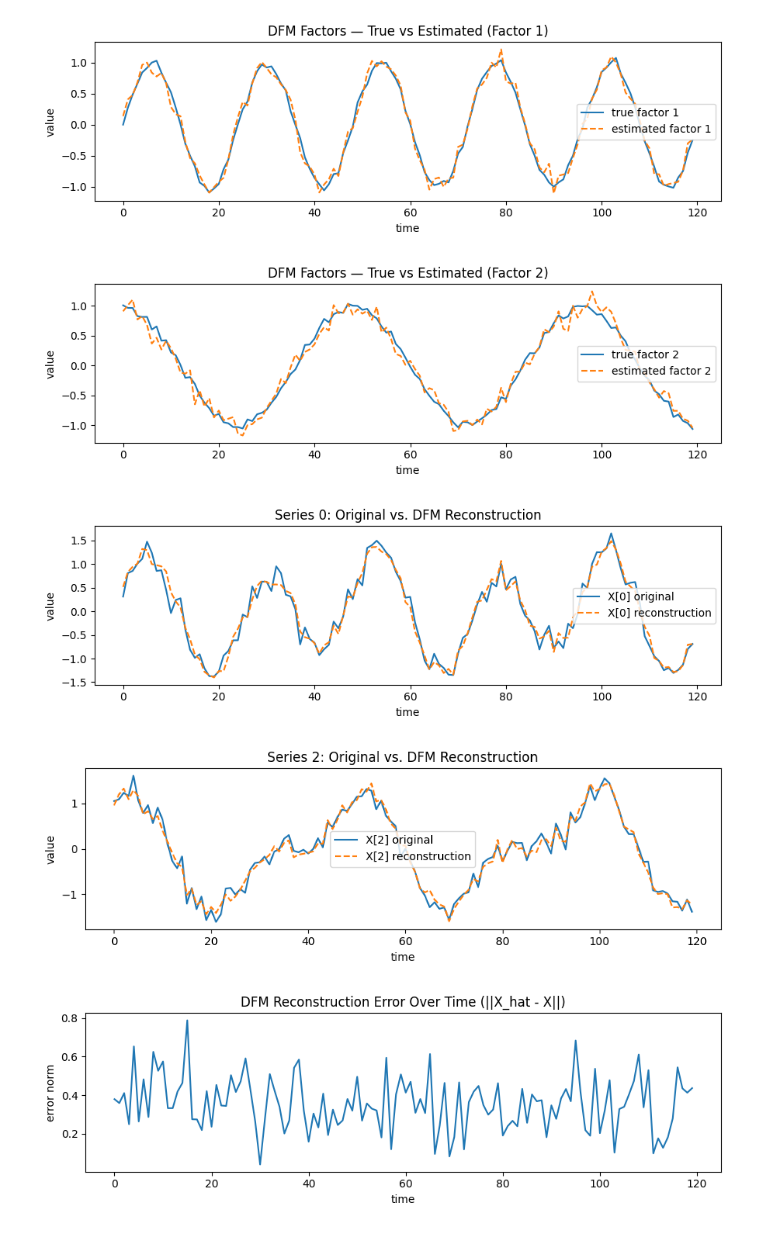
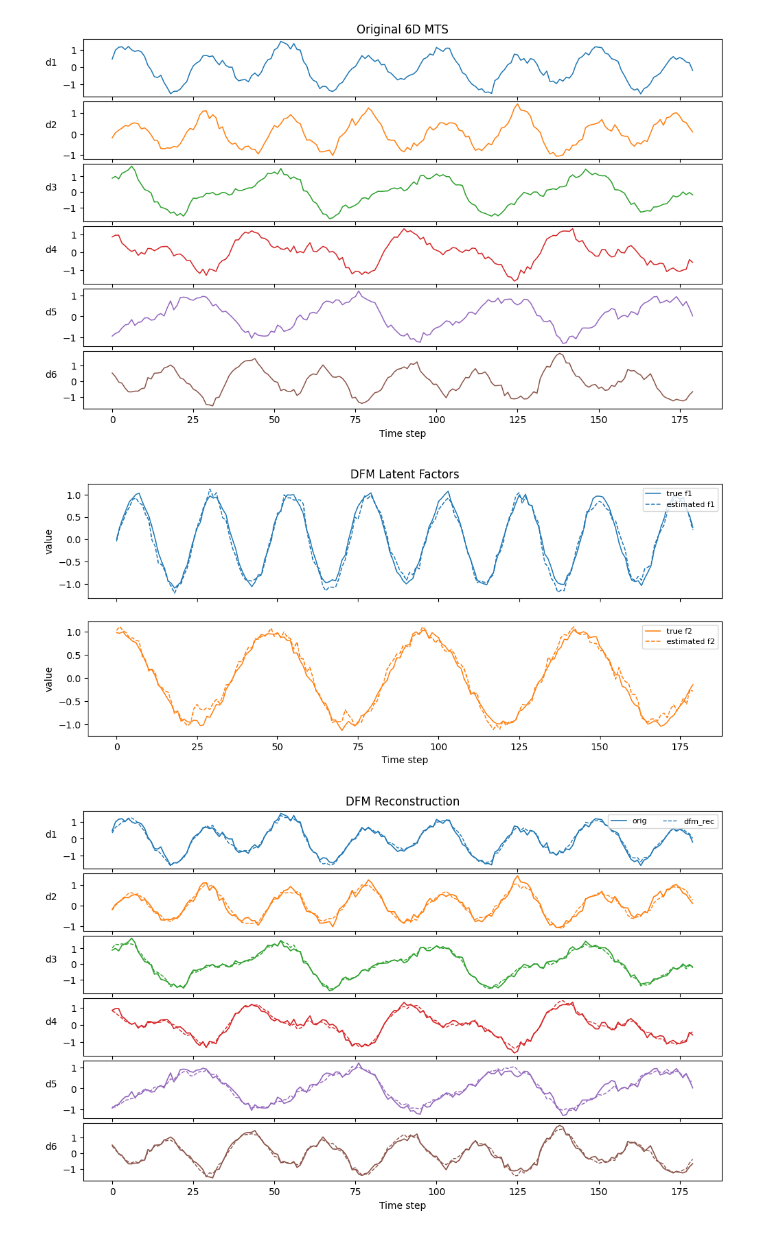
Before and after one commit to NetManAIOps/sktime, a Jupyter notebook: lectures/lec2/DFM.ipynb, the cells around one changed output. Drawn from its saved outputs; the diff is of its cells as text; code cells hidden in the pictures.

```diff
--- a/lectures/lec2/DFM.ipynb
+++ b/lectures/lec2/DFM.ipynb
@@ -76,50 +96,52 @@ F_hat_aligned = R @ F_hat
 # %%
 # ------------------------------
-# 3) Visualizations (one figure per chart)
+# 3) Visualizations
 # ------------------------------
 
-# (a) Separate plot per factor: true vs estimated-aligned
+# (a) Original 6D MTS (compact 6x1)
+dim_colors = plt.cm.tab10(np.arange(m))
+fig, axes = plt.subplots(m, 1, figsize=(12, 7), sharex=True)
+for i in range(m):
+    axes[i].plot(t, X[i, :], color=dim_colors[i], linewidth=1.1)
+    axes[i].set_ylabel(f"d{i+1}", rotation=0, labelpad=12)
+axes[0].set_title("Original 6D MTS")
+axes[-1].set_xlabel("Time step")
+fig.subplots_adjust(hspace=0.08)
+plt.show()
+
+# (b) Latent factors (2D): true vs estimated-aligned
+fig, axes = plt.subplots(r, 1, figsize=(12, 4.8), sharex=True)
+factor_colors = ["tab:blue", "tab:orange"]
 for i in range(r):
-    plt.figure(figsize=(9, 3))
-    plt.plot(F_true[i, :], label=f"true factor {i+1}")
-    plt.plot(F_hat_aligned[i, :], linestyle="--", label=f"estimated factor {i+1}")
-    plt.title(f"DFM Factors — True vs Estimated (Factor {i+1})")
-    plt.xlabel("time")
-    plt.ylabel("value")
-    plt.legend()
-    plt.tight_layout()
-    plt.show()
+    axes[i].plot(t, F_true[i, :], color=factor_colors[i], linewidth=1.1, label=f"true f{i+1}")
+    axes[i].plot(t, F_hat_aligned[i, :], color=factor_colors[i], linewidth=1.1, linestyle="--", label=f"estimated f{i+1}")
+    axes[i].set_ylabel("value")
+    axes[i].legend(loc="upper right", fontsize=8)
+axes[0].set_title("DFM Latent Factors")
+axes[-1].set_xlabel("Time step")
+fig.subplots_adjust(hspace=0.20)
+plt.show()
 
-# (b) Original vs reconstruction for 2 observed series
-for idx in [0, 2]:
-    plt.figure(figsize=(9, 3))
-    plt.plot(X[idx, :], label=f"X[{idx}] original")
-    plt.plot(X_hat[idx, :] + X_mean[idx, 0], linestyle="--", label=f"X[{idx}] reconstruction")
-    plt.title(f"Series {idx}: Original vs. DFM Reconstruction")
-    plt.xlabel("time")
-    plt.ylabel("value")
-    plt.legend()
-    plt.tight_layout()
-    plt.show()
-
-# (c) Reconstruction error over time
-err_t = np.linalg.norm((X_hat + X_mean) - X, axis=0)
-plt.figure(figsize=(9, 3))
-plt.plot(err_t)
-plt.title("DFM Reconstruction Error Over Time (||X_hat - X||)")
-plt.xlabel("time")
-plt.ylabel("error norm")
-plt.tight_layout()
+# (c) Reconstruction comparison (6x1): orig vs dfm_rec
+X_rec = X_hat + X_mean
+fig, axes = plt.subplots(m, 1, figsize=(12, 7), sharex=True)
+for i in range(m):
+    c = dim_colors[i]
+    axes[i].plot(t, X[i, :], color=c, linewidth=1.2, linestyle="-", label="orig")
+    axes[i].plot(t, X_rec[i, :], color=c, linewidth=1.0, linestyle="--", label="dfm_rec")
+    axes[i].set_ylabel(f"d{i+1}", rotation=0, labelpad=12)
+axes[0].set_title("DFM Reconstruction")
+axes[0].legend(loc="upper right", ncol=2, fontsize=8)
+axes[-1].set_xlabel("Time step")
+fig.subplots_adjust(hspace=0.08)
 plt.show()
 
 # (d) Variance explained
 ss_total = np.sum((Xc)**2)
 ss_common = np.sum((X_hat)**2)
 ve = ss_common / ss_total
 print(f"Variance explained by r={r} factors: {ve:.3f}")
 # %% [output]
-[figure, old version]
+[figure, new version]
-[figure, old version]
+[figure, new version]
-[figure, old version]
+[figure, new version]
-[figure, removed]
-[figure, removed]
```
Also changed, not shown: parts of 3 cells of this notebook, 1 other file.
